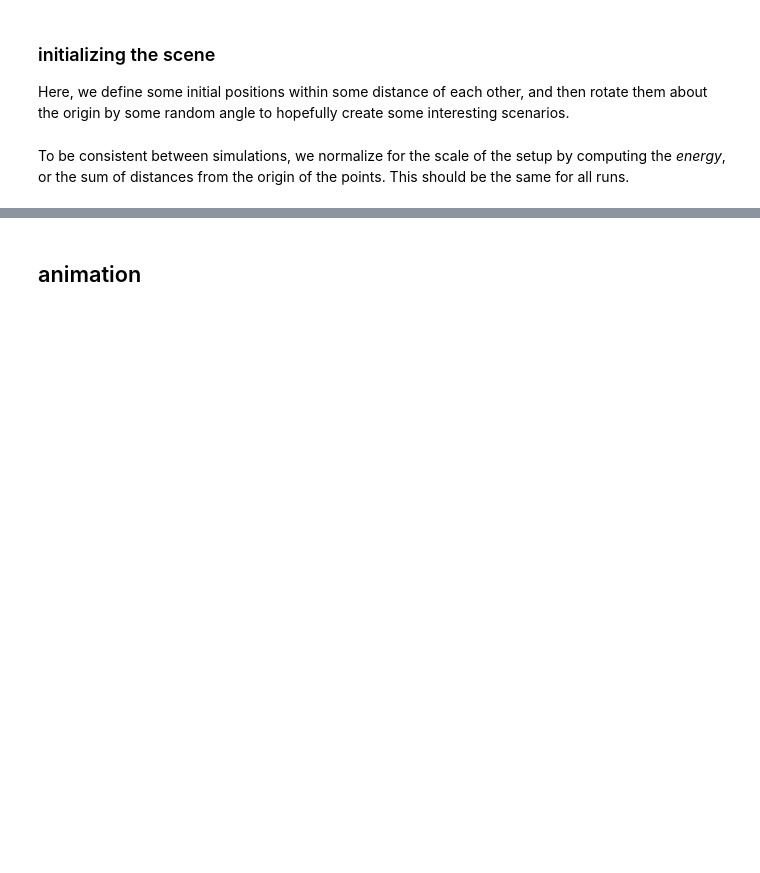
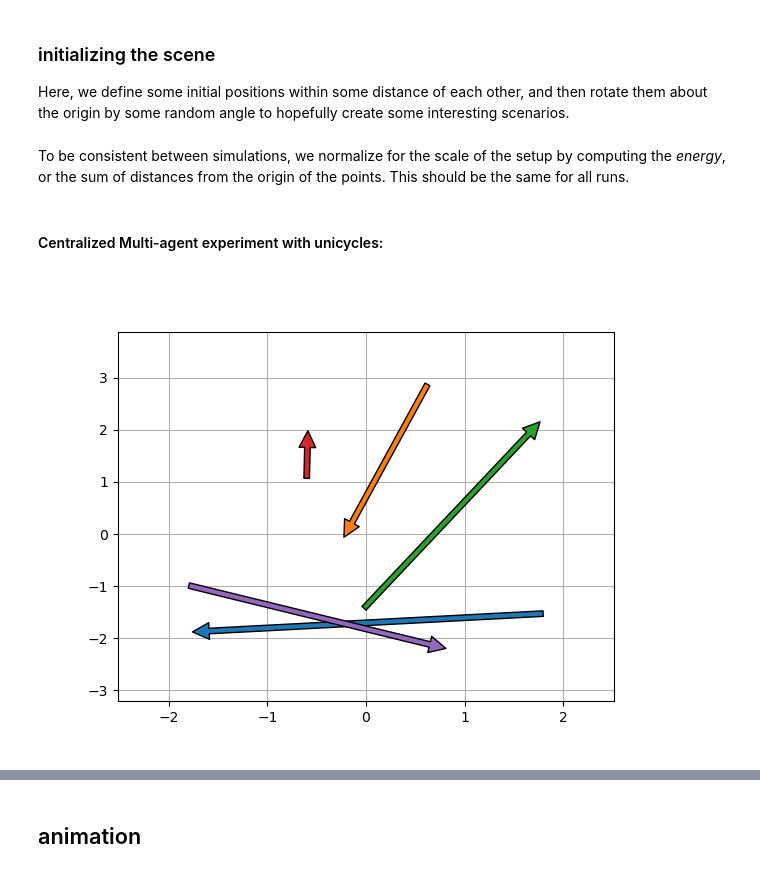
Before and after one commit to labicon/dp-ilqr, a Jupyter notebook: notebooks/main_Randy.ipynb, the cells around one changed output, grey strips where cells are left out. Drawn from its saved outputs; the diff is of its cells as text; code cells hidden in the pictures; blank space fills up the shorter version.

```diff
--- a/notebooks/main_Randy.ipynb
+++ b/notebooks/main_Randy.ipynb
@@ -153,0 +174,24 @@ ax.plot3D(X[0,:], X[1,:], X[2,:], 'blue')
+# %%
+#Single-agent problem for a 6-D quadcopter (w/ analytical diff.)
+dt = 0.05
+N = 50
+
+x = np.array([1, 1, 0.8 , 0.05, 0, 0], dtype=float) #initial condition
+x_goal = np.zeros((6, 1), dtype=float).T
+
+
+dynamics = dec.QuadcopterDynamics6D(dt)
+
+Q = np.diag([1, 1, 1, 1, 1, 1])
+Qf = 1000 * np.eye(Q.shape[0])
+R = np.eye(3)
+cost = dec.ReferenceCost(x_goal, Q, R, Qf)
+
+prob = dec.ilqrProblem(dynamics, cost)
+ilqr = dec.ilqrSolver(prob, N)
+X, U, J = ilqr.solve(x)
+
+plt.clf()
+fig = plt.figure()
+ax = fig.add_subplot(projection='3d')
+plot_solve_quad(X, J, x_goal)
@@ -242,32 +287,36 @@ def perturb_state(x, x_dims, var=0.5):
     return x
+# %% [markdown]
+#### Centralized Multi-agent experiment with unicycles:
 # %%
 n_agents = 5
 n_states = 4
 n_controls = 2
 ENERGY = 10.0
-
 # x0, x_goal = paper_setup()
 # x0, x_goal = car_setup()
 # x0, x_goal = bike_setup()
 # x0, x_goal = double_int_setup()
 # x0, x_goal = dec_test_setup()
 x0, x_goal = dec.random_setup(n_agents, n_states, is_rotation=False, min_sep=1.0, var=1.0)
 
 x_dims = [n_states] * n_agents
-u_dims = [2] * n_agents
+u_dims = [n_controls] * n_agents
 
 x0 = normalize_energy(x0, x_dims, ENERGY)
 x_goal = normalize_energy(x_goal, x_dims, ENERGY)
 # x0 = perturb_state(x0, x_dims)
 
 plt.clf()
 plt.gca().set_aspect('equal')
+plt.figure()
 X = np.dstack([
     x0.reshape(n_agents, n_states),
     x_goal.reshape(n_agents, n_states)
 ]).swapaxes(1,2)
 for i, Xi in enumerate(X):
     plt.annotate('', Xi[1,:2], Xi[0,:2],
                  arrowprops=dict(facecolor=plt.cm.tab20.colors[2*i]))
 pocketknives.set_bounds(X.reshape(-1, n_states), zoom=0.2)
 plt.draw()
+# %% [output]
+[figure, added]
```
Also changed, not shown: parts of 61 cells of this notebook, 1 other file.
